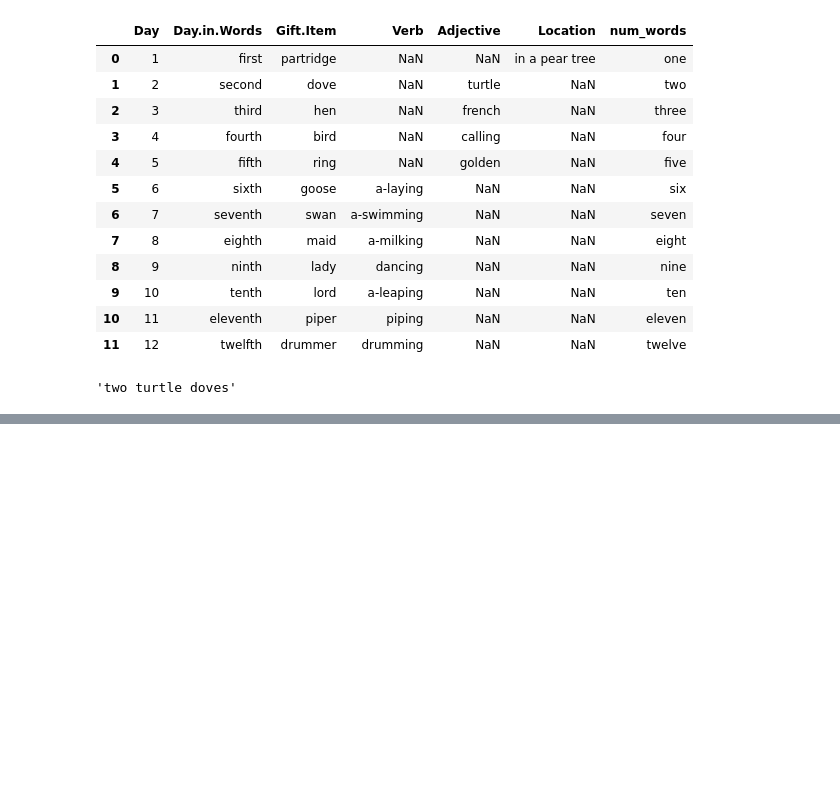
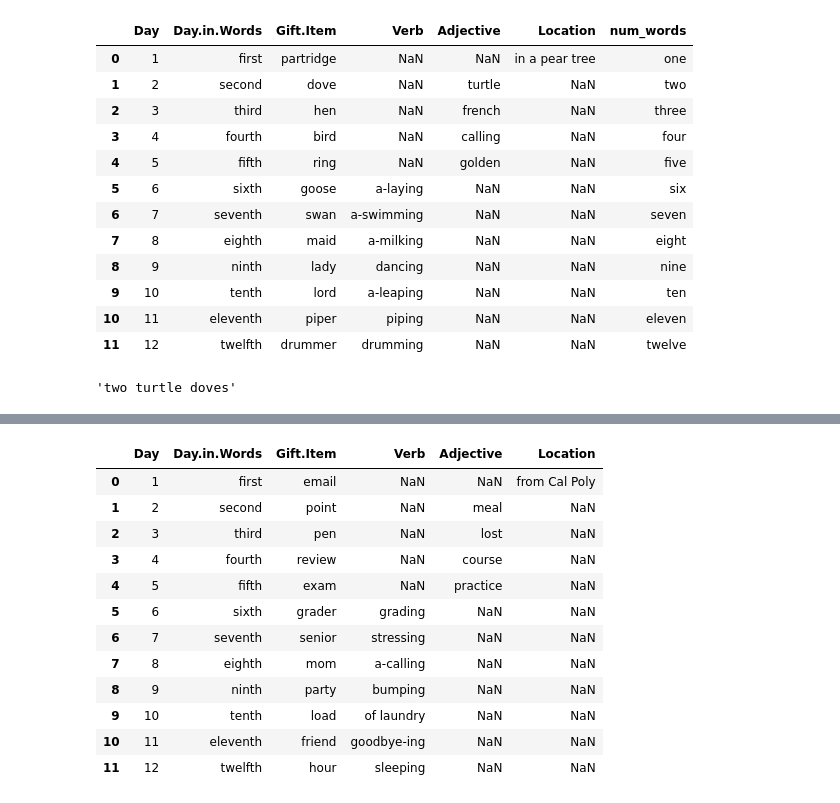
Before and after one commit to EthanSchultz49/GSB-544, a Jupyter notebook: Week_3/Lab3.ipynb, the cells around one changed output, grey strips where cells are left out. Cells and saved outputs as stored; diff of their text form; code cells hidden in the pictures; blank space fills up the shorter version.

```diff
--- a/Week_3/Lab3.ipynb
+++ b/Week_3/Lab3.ipynb
@@ -137,0 +200,17 @@ xmas
+# %%
+xmas2 = pd.read_csv("https://www.dropbox.com/scl/fi/p9x9k8xwuzs9rhp582vfy/xmas_2.csv?rlkey=kvc3j3lmyn4opcidsrhcmrof1&dl=1")
+xmas2
+# %% [output]
+|  | Day | Day.in.Words | Gift.Item | Verb | Adjective | Location |
+| 0 | 1 | first | email | NaN | NaN | from Cal Poly |
+| 1 | 2 | second | point | NaN | meal | NaN |
+| 2 | 3 | third | pen | NaN | lost | NaN |
+| 3 | 4 | fourth | review | NaN | course | NaN |
+| 4 | 5 | fifth | exam | NaN | practice | NaN |
+| 5 | 6 | sixth | grader | grading | NaN | NaN |
+| 6 | 7 | seventh | senior | stressing | NaN | NaN |
+| 7 | 8 | eighth | mom | a-calling | NaN | NaN |
+| 8 | 9 | ninth | party | bumping | NaN | NaN |
+| 9 | 10 | tenth | load | of laundry | NaN | NaN |
+| 10 | 11 | eleventh | friend | goodbye-ing | NaN | NaN |
+| 11 | 12 | twelfth | hour | sleeping | NaN | NaN |
```
Also changed, not shown: parts of 10 cells of this notebook.
